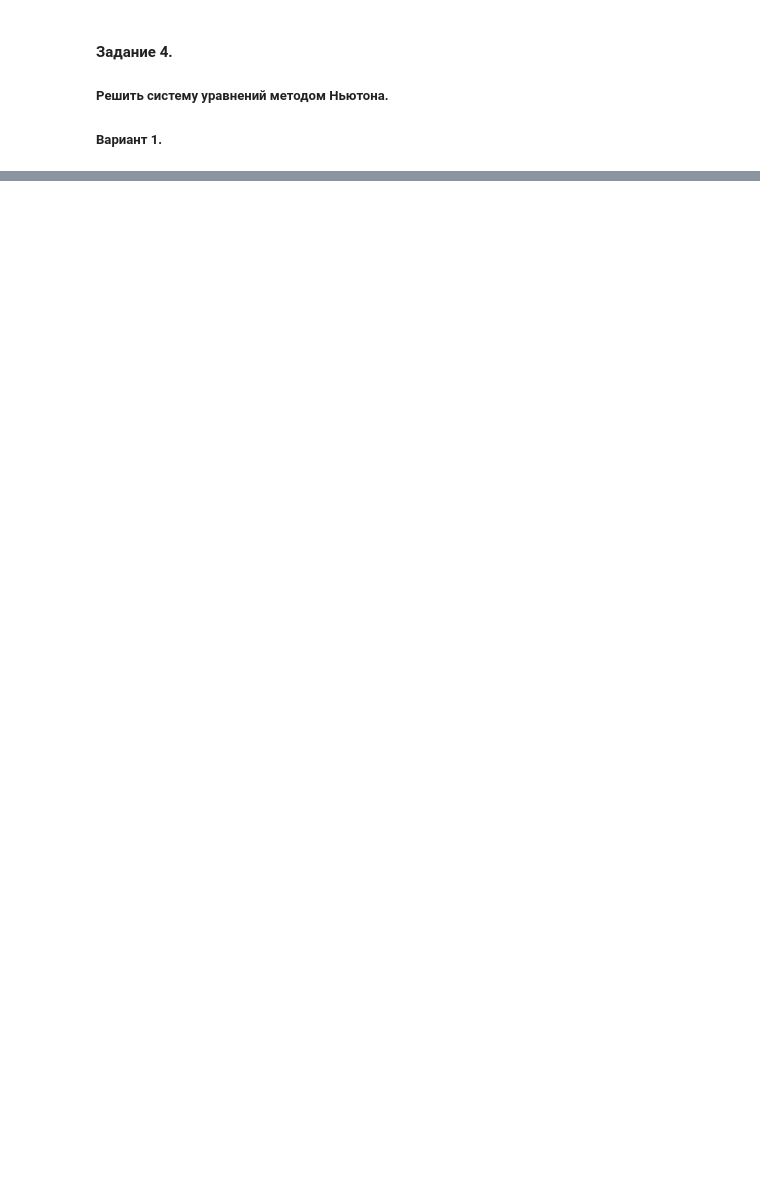
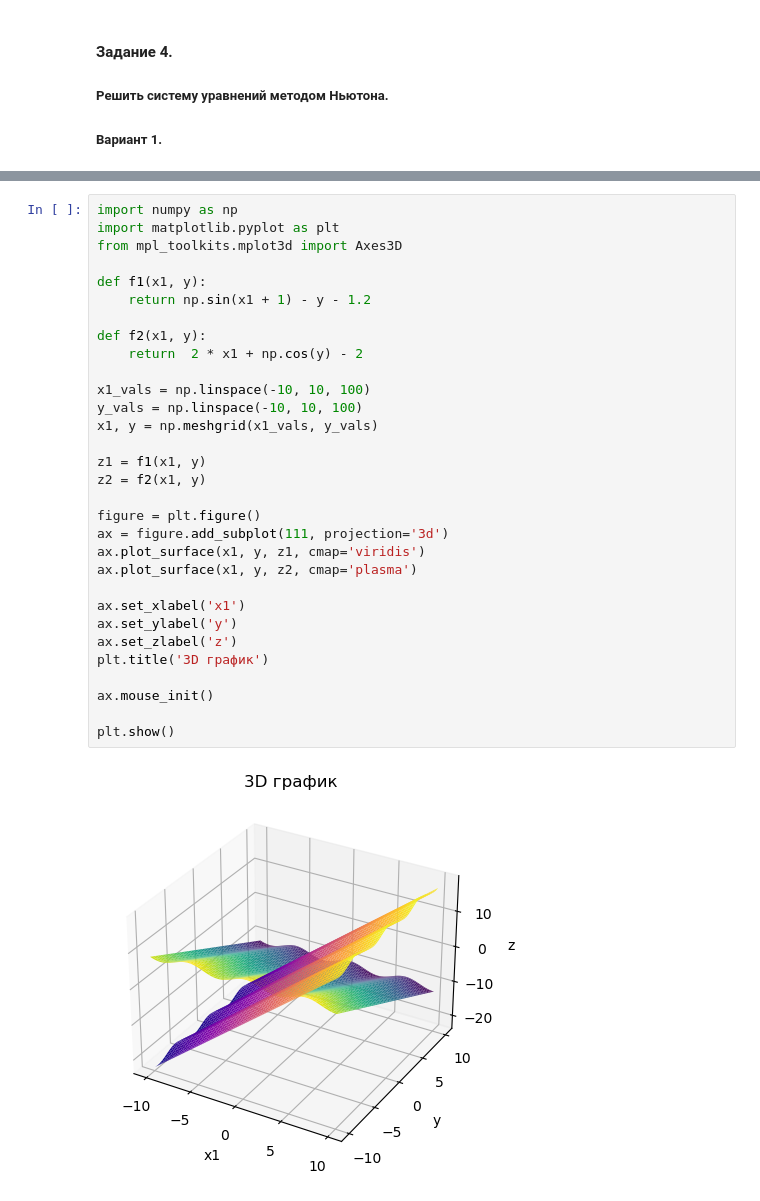
Before and after one commit to niktimf/CHSU_optimization_methods, a Jupyter notebook: LABA1OM.ipynb, the cells around one changed output, grey strips where cells are left out. Cells and saved outputs as stored; diff of their text form; blank space fills up the shorter version.

```diff
--- a/LABA1OM.ipynb
+++ b/LABA1OM.ipynb
@@ -114,0 +199,33 @@ import numpy as np
+# %%
+import numpy as np
+import matplotlib.pyplot as plt
+from mpl_toolkits.mplot3d import Axes3D
+
+def f1(x1, y):
+	return np.sin(x1 + 1) - y - 1.2
+
+def f2(x1, y):
+	return  2 * x1 + np.cos(y) - 2
+
+x1_vals = np.linspace(-10, 10, 100)
+y_vals = np.linspace(-10, 10, 100)
+x1, y = np.meshgrid(x1_vals, y_vals)
+
+z1 = f1(x1, y)
+z2 = f2(x1, y)
+
+figure = plt.figure()
+ax = figure.add_subplot(111, projection='3d')
+ax.plot_surface(x1, y, z1, cmap='viridis')
+ax.plot_surface(x1, y, z2, cmap='plasma')
+
+ax.set_xlabel('x1')
+ax.set_ylabel('y')
+ax.set_zlabel('z')
+plt.title('3D график')
+
+ax.mouse_init()
+
+plt.show()
+# %% [output]
+[figure, added]
```
Also changed, not shown: parts of 9 cells of this notebook, 1 other file.
